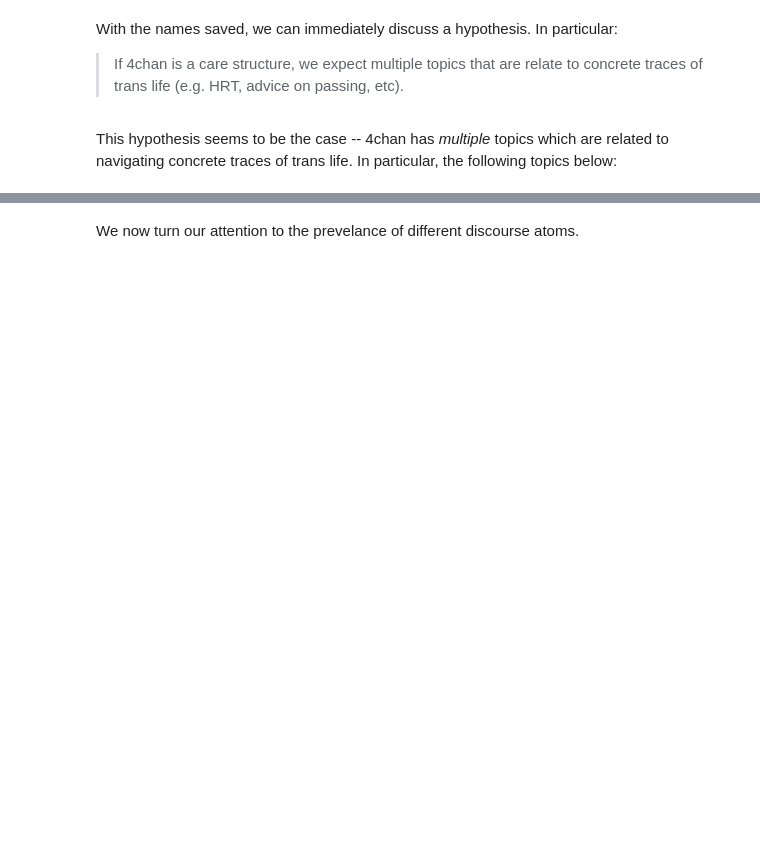
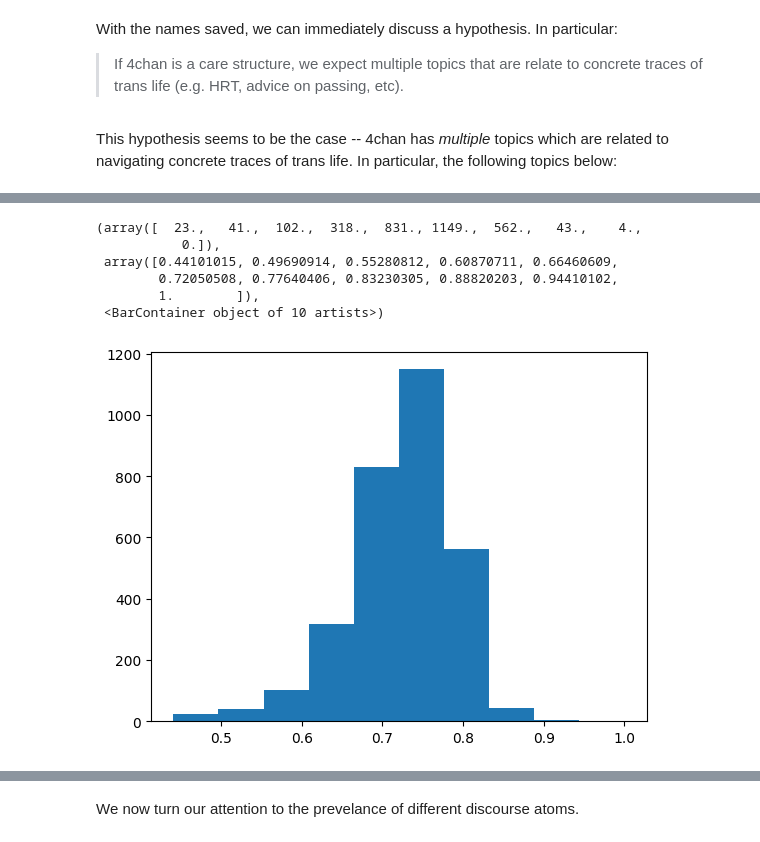
Before and after one commit to bucketteOfIvy/4chan-cca, a Jupyter notebook: code/TopicAnalysis.ipynb, the cells around one changed output, grey strips where cells are left out. Saved outputs shown, nothing was run; the diff lists cells and outputs as text; code cells hidden in the pictures; blank space fills up the shorter version.

```diff
--- a/code/TopicAnalysis.ipynb
+++ b/code/TopicAnalysis.ipynb
@@ -511,0 +1132,5 @@ Examplar 4:
+# %%
+hate_results['gpt_int'] = hate_results['gpt'].apply(lambda x: 1 if x in ['Yes', 'Yes.', 'Yes '] else 0)
+unhate_results['gpt_int'] = unhate_results['gpt'].apply(lambda x: 1 if x in ['Yes', 'Yes.', '\'\'1Yes"', 'Yes, this message is hateful.'] else 0)
+
+100 * sum(hate_results['gpt_int']) / len(hate_results), 100 * sum(unhate_results['gpt_int']) / len(unhate_results)
@@ -511,0 +1151,34 @@ Examplar 4:
+# %%
+hate_results = hate_results.merge(corpus[['id', 'docvecs']], on='id')
+# %%
+# [99, 42, 6]
+def post_similarity_to_topics(post, dictionary, topics):
+    '''
+
+    '''
+
+    topic_arr = None
+    for topic in topics:
+        if topic_arr is None:
+            topic_arr = dictionary[topic]
+        else:
+            topic_arr = topic_arr + dictionary[topic]
+
+    topic_arr = topic_arr / len(topics)
+    post_arr  = post['docvecs']
+    dot = np.dot(topic_arr, post_arr)
+    sim = dot / (np.linalg.norm(topic_arr) * (np.linalg.norm(post_arr)))
+
+    return sim
+
+# Get similarities
+hate_results['hate_sims'] = hate_results.apply(lambda x: post_similarity_to_topics(x, dictionary, HATE_POST_TOPICS), axis=1)
+
+hate_results_yes = hate_results[hate_results['gpt'].isin(['Yes', 'Yes.', 'Yes '])]
+hate_results_no = hate_results[~hate_results['gpt'].isin(['Yes', 'Yes.', 'Yes '])]
+
+# Bin
+bins = np.linspace(min(hate_results['hate_sims'].values), 1, 10)
+#print(bins)
+hate_results['bin'] = np.digitize(hate_results['hate_sims'].values, bins)
+hate_results['gpt_relab'] = hate_results['gpt'].apply(lambda x: 1 if x in ['Yes', 'Yes.', 'Yes '] else 0)
@@ -511,0 +1200,10 @@ Examplar 4:
+# %%
+plt.hist(hate_results_yes['hate_sims'], bins=10, range=(min(hate_results['hate_sims'].values), 1))
+# %% [output]
+(array([  23.,   41.,  102.,  318.,  831., 1149.,  562.,   43.,    4.,
+           0.]),
+ array([0.44101015, 0.49690914, 0.55280812, 0.60870711, 0.66460609,
+        0.72050508, 0.77640406, 0.83230305, 0.88820203, 0.94410102,
+        1.        ]),
+ <BarContainer object of 10 artists>)
+[figure, added]
```
Also changed, not shown: parts of 67 cells of this notebook, 3 other files.
